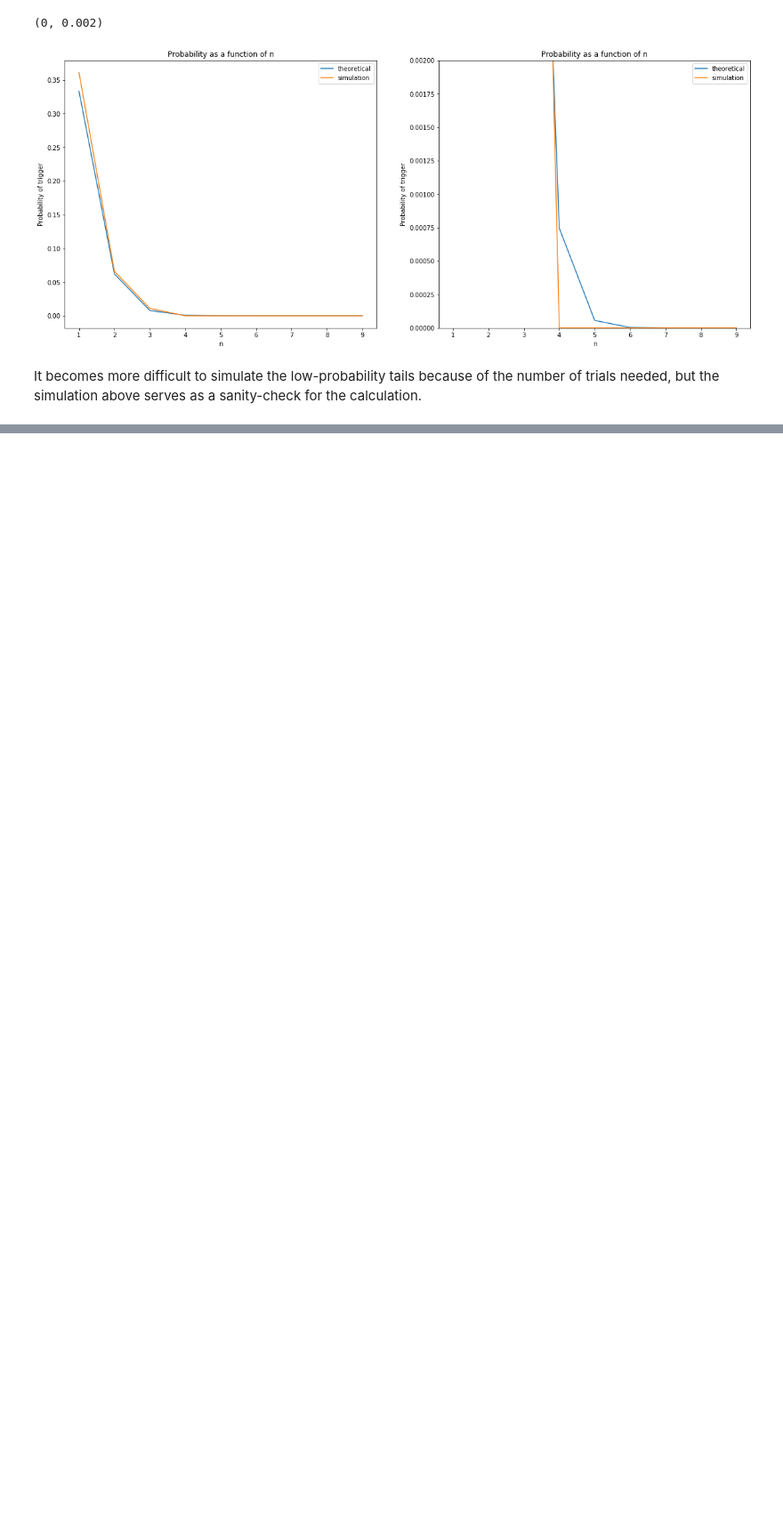
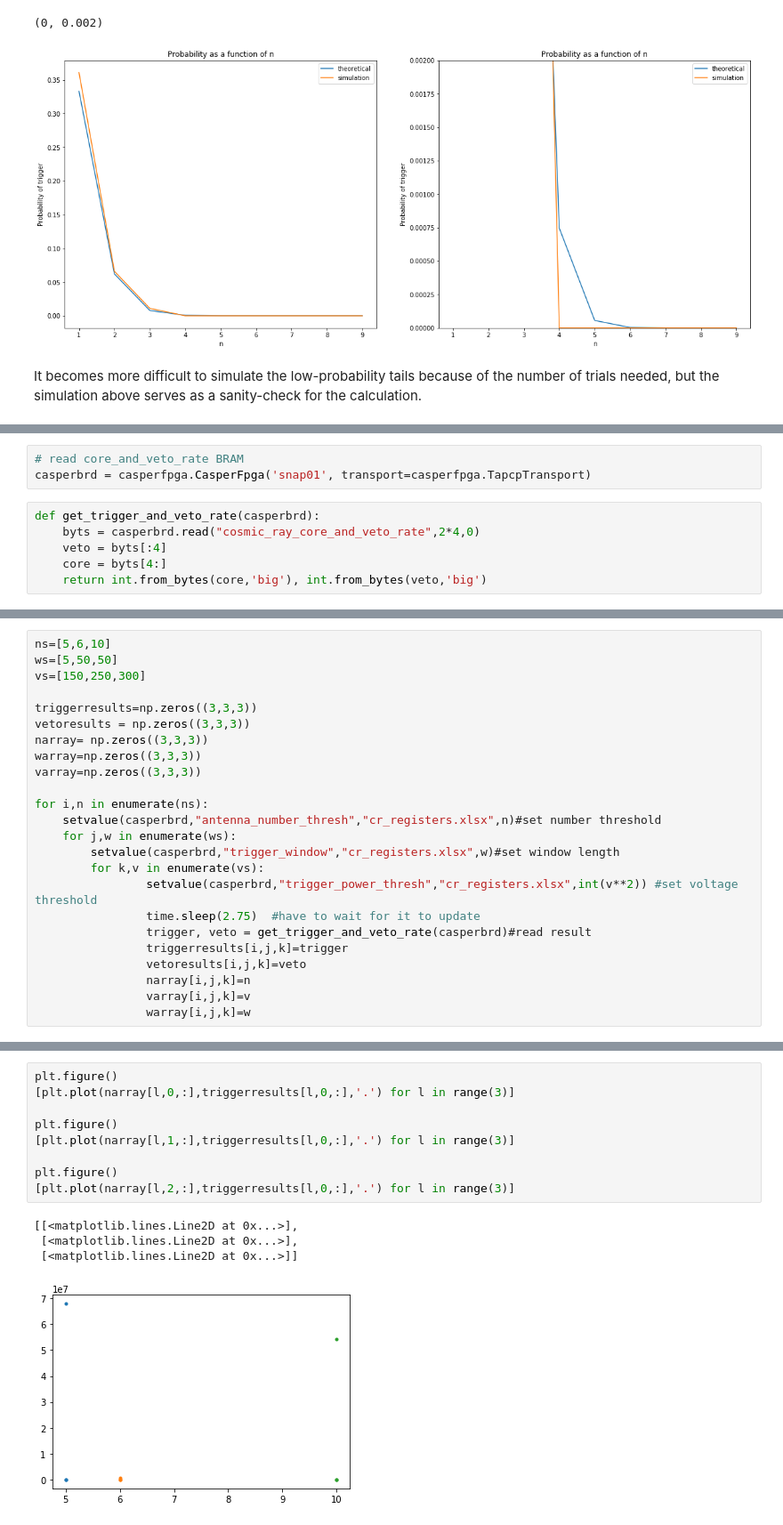
Before and after one commit to realtimeradio/caltech-lwa, a Jupyter notebook: cosmic_ray_scripts/snap2_control/Subarray_Threshold_Scan.ipynb, the cells around one changed output, grey strips where cells are left out. Shown at 89% size. Saved outputs shown, nothing was run; the diff lists cells and outputs as text; blank space fills up the shorter version.

```diff
--- a/cosmic_ray_scripts/snap2_control/Subarray_Threshold_Scan.ipynb
+++ b/cosmic_ray_scripts/snap2_control/Subarray_Threshold_Scan.ipynb
@@ -261,0 +265,9 @@ It becomes more difficult to simulate the low-probability tails because of the n
+# %%
+# read core_and_veto_rate BRAM
+casperbrd = casperfpga.CasperFpga('snap01', transport=casperfpga.TapcpTransport)
+# %%
+def get_trigger_and_veto_rate(casperbrd):
+    byts = casperbrd.read("cosmic_ray_core_and_veto_rate",2*4,0)
+    veto = byts[:4]
+    core = byts[4:]
+    return int.from_bytes(core,'big'), int.from_bytes(veto,'big')
@@ -261,0 +294,24 @@ It becomes more difficult to simulate the low-probability tails because of the n
+# %%
+ns=[5,6,10]
+ws=[5,50,50]
+vs=[150,250,300]
+
+triggerresults=np.zeros((3,3,3))
+vetoresults = np.zeros((3,3,3))
+narray= np.zeros((3,3,3))
+warray=np.zeros((3,3,3))
+varray=np.zeros((3,3,3))
+
+for i,n in enumerate(ns):
+    setvalue(casperbrd,"antenna_number_thresh","cr_registers.xlsx",n)#set number threshold
+    for j,w in enumerate(ws):
+        setvalue(casperbrd,"trigger_window","cr_registers.xlsx",w)#set window length
+        for k,v in enumerate(vs):
+                setvalue(casperbrd,"trigger_power_thresh","cr_registers.xlsx",int(v**2)) #set voltage threshold
+                time.sleep(2.75)  #have to wait for it to update
+                trigger, veto = get_trigger_and_veto_rate(casperbrd)#read result
+                triggerresults[i,j,k]=trigger
+                vetoresults[i,j,k]=veto
+                narray[i,j,k]=n
+                varray[i,j,k]=v
+                warray[i,j,k]=w
@@ -261,0 +327,14 @@ It becomes more difficult to simulate the low-probability tails because of the n
+# %%
+plt.figure()
+[plt.plot(narray[l,0,:],triggerresults[l,0,:],'.') for l in range(3)]
+
+plt.figure()
+[plt.plot(narray[l,1,:],triggerresults[l,0,:],'.') for l in range(3)]
+
+plt.figure()
+[plt.plot(narray[l,2,:],triggerresults[l,0,:],'.') for l in range(3)]
+# %% [output]
+[[<matplotlib.lines.Line2D at 0x...>],
+ [<matplotlib.lines.Line2D at 0x...>],
+ [<matplotlib.lines.Line2D at 0x...>]]
+[figure, added]
```
Also changed, not shown: parts of 6 cells of this notebook, 15 other files.
